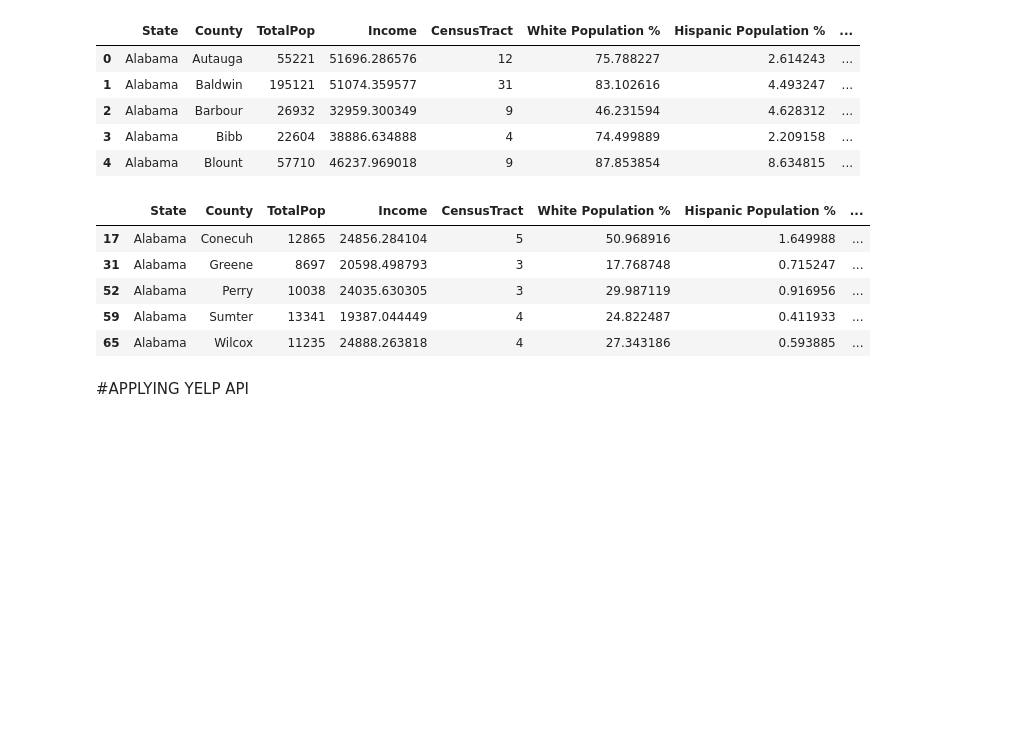
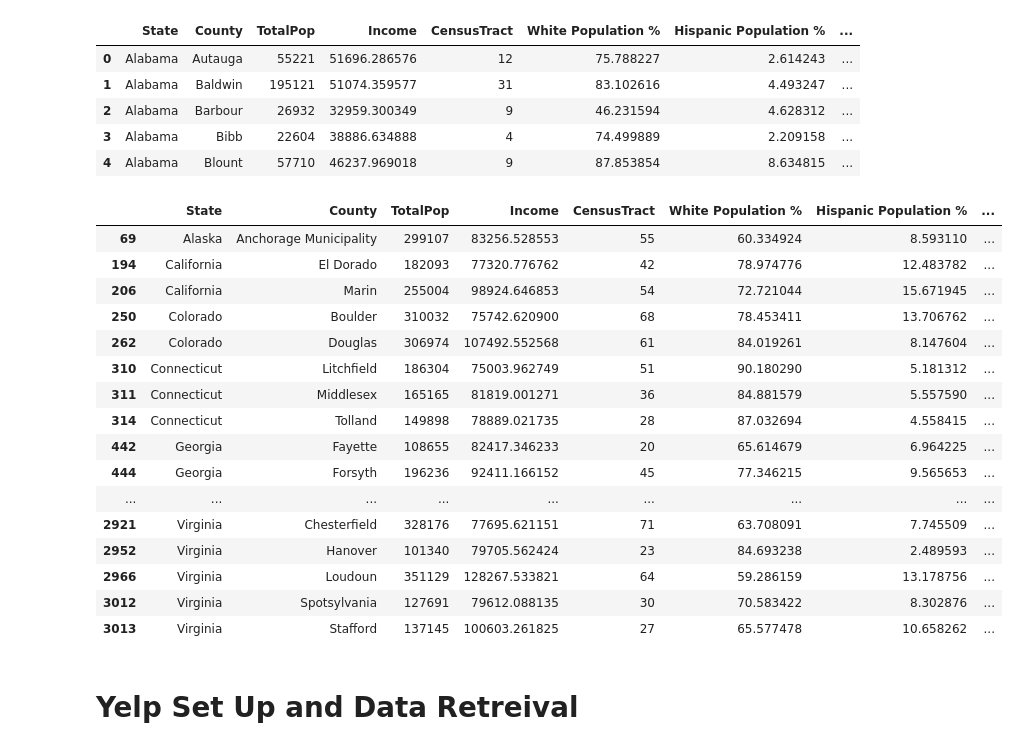
Before and after one commit to mlee0416/Dolphin-Rebels-, a Jupyter notebook: Census Analysis.ipynb, the cells around one changed output. Saved outputs shown, nothing was run; the diff lists cells and outputs as text; code cells hidden in the pictures; blank space fills up the shorter version.

```diff
--- a/Census Analysis.ipynb
+++ b/Census Analysis.ipynb
@@ -199,23 +201,34 @@ Rich_County=America_County.query("Income>75000")
 Diverse_County=America_County[(America_County["White Population %"]<45)& (America_County["Native Population %"]<45)&(America_County["Hispanic Population %"]<45)& (America_County["Black  Population %"]<45)]
 #NonDiverse County are counties where one ethnic group makes up more than 85% of the population with a population greater than 400,000
 NonDiverse_County=America_County[(America_County["TotalPop"]>400000)&((America_County["White Population %"]>85)| (America_County["Native Population %"]>85)|(America_County["Hispanic Population %"]>85)| (America_County["Black  Population %"]>85))]
-# %%
-Poor_County.head()
-# %% [output]
-|  | State | County | TotalPop | Income | CensusTract | White Population % | Hispanic Population % | ... |
-| 17 | Alabama | Conecuh | 12865 | 24856.284104 | 5 | 50.968916 | 1.649988 | ... |
-| 31 | Alabama | Greene | 8697 | 20598.498793 | 3 | 17.768748 | 0.715247 | ... |
-| 52 | Alabama | Perry | 10038 | 24035.630305 | 3 | 29.987119 | 0.916956 | ... |
-| 59 | Alabama | Sumter | 13341 | 19387.044449 | 4 | 24.822487 | 0.411933 | ... |
-| 65 | Alabama | Wilcox | 11235 | 24888.263818 | 4 | 27.343186 | 0.593885 | ... |
+# %%
+Rich_County
+# %% [output]
+|  | State | County | TotalPop | Income | CensusTract | White Population % | Hispanic Population % | ... |
+| 69 | Alaska | Anchorage Municipality | 299107 | 83256.528553 | 55 | 60.334924 | 8.593110 | ... |
+| 194 | California | El Dorado | 182093 | 77320.776762 | 42 | 78.974776 | 12.483782 | ... |
+| 206 | California | Marin | 255004 | 98924.646853 | 54 | 72.721044 | 15.671945 | ... |
+| 250 | Colorado | Boulder | 310032 | 75742.620900 | 68 | 78.453411 | 13.706762 | ... |
+| 262 | Colorado | Douglas | 306974 | 107492.552568 | 61 | 84.019261 | 8.147604 | ... |
+| 310 | Connecticut | Litchfield | 186304 | 75003.962749 | 51 | 90.180290 | 5.181312 | ... |
+| 311 | Connecticut | Middlesex | 165165 | 81819.001271 | 36 | 84.881579 | 5.557590 | ... |
+| 314 | Connecticut | Tolland | 149898 | 78889.021735 | 28 | 87.032694 | 4.558415 | ... |
+| 442 | Georgia | Fayette | 108655 | 82417.346233 | 20 | 65.614679 | 6.964225 | ... |
+| 444 | Georgia | Forsyth | 196236 | 92411.166152 | 45 | 77.346215 | 9.565653 | ... |
+| ... | ... | ... | ... | ... | ... | ... | ... | ... |
+| 2921 | Virginia | Chesterfield | 328176 | 77695.621151 | 71 | 63.708091 | 7.745509 | ... |
+| 2952 | Virginia | Hanover | 101340 | 79705.562424 | 23 | 84.693238 | 2.489593 | ... |
+| 2966 | Virginia | Loudoun | 351129 | 128267.533821 | 64 | 59.286159 | 13.178756 | ... |
+| 3012 | Virginia | Spotsylvania | 127691 | 79612.088135 | 30 | 70.583422 | 8.302876 | ... |
+| 3013 | Virginia | Stafford | 137145 | 100603.261825 | 27 | 65.577478 | 10.658262 | ... |
 # %%
 #creating CSV Files
 Diverse_County.to_csv("Diverse_County.csv")
 NonDiverse_County.to_csv("NonDiverse_County.csv")
 Poor_County.to_csv("Poor_County.csv")
 Rich_County.to_csv("Rich_County.csv")
-# %% [markdown]
-#APPLYING YELP API
+# %% [markdown]
+# Yelp Set Up and Data Retreival
 # %%
 
 import requests
```
Also changed, not shown: parts of 25 cells of this notebook, 1 other file.
